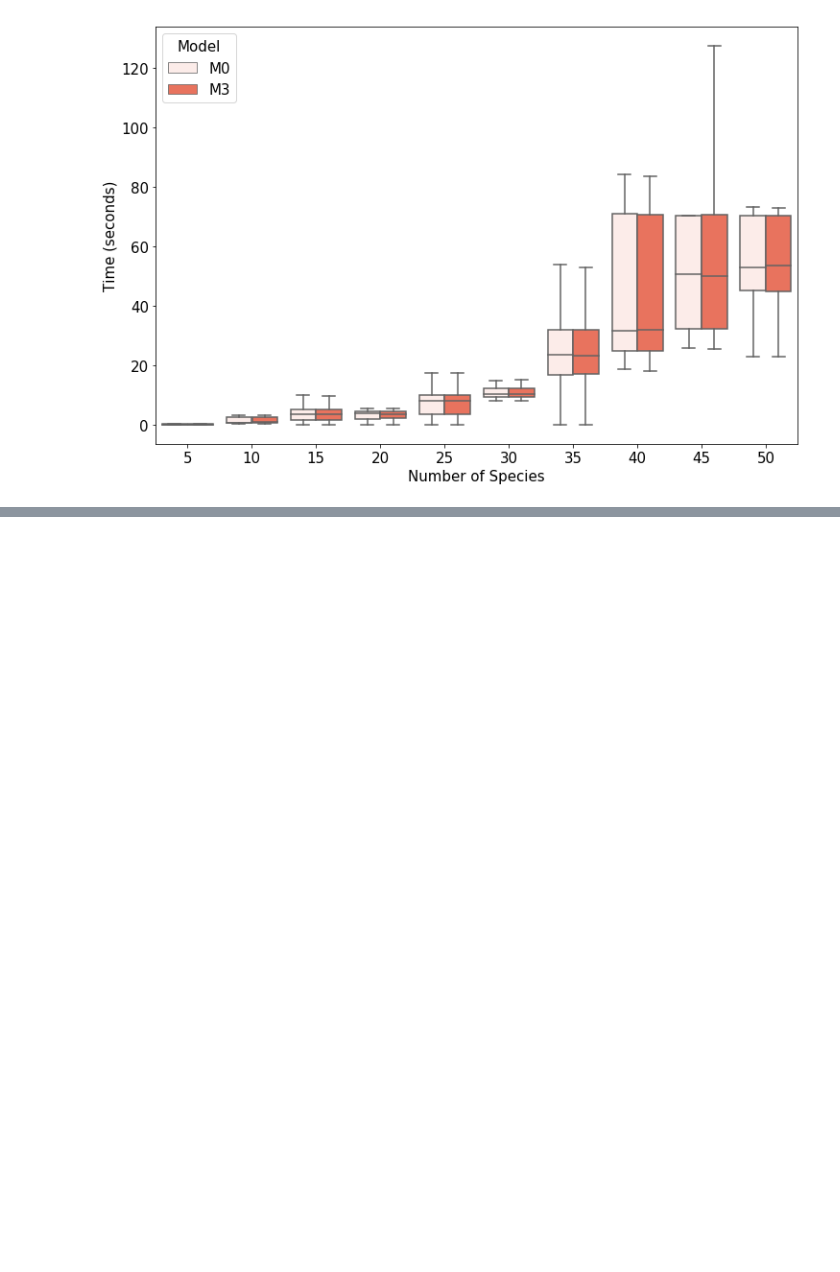
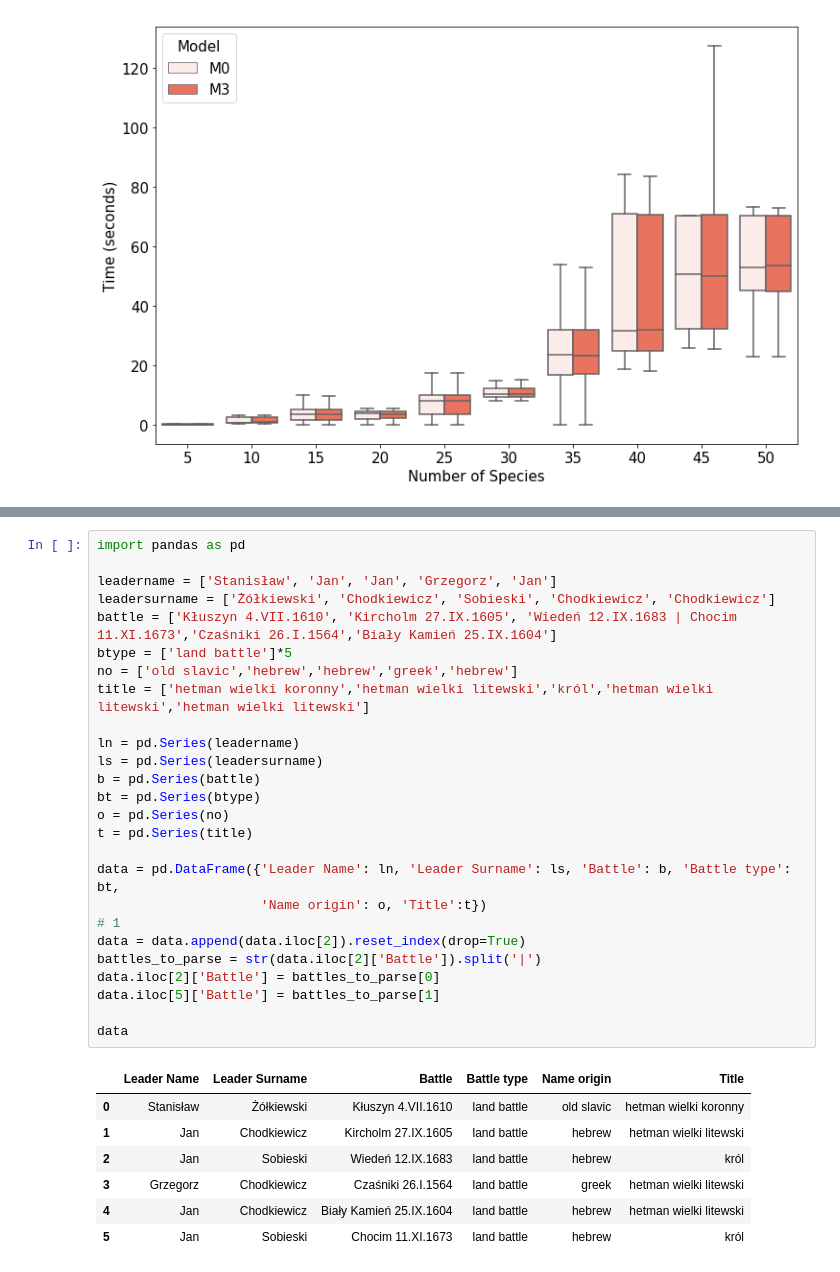
Before and after one commit to gbzaleski/DSP-Combined, a Jupyter notebook: lab11/lab11withoutsol.ipynb, the cells around one changed output, grey strips where cells are left out. Cells and saved outputs as stored; diff of their text form; blank space fills up the shorter version.

Commit message:
Added second pandas lab - battles task

```diff
--- a/lab11/lab11withoutsol.ipynb
+++ b/lab11/lab11withoutsol.ipynb
@@ -464,0 +482,34 @@ plt.show()
+# %%
+import pandas as pd
+
+leadername = ['Stanisław', 'Jan', 'Jan', 'Grzegorz', 'Jan']
+leadersurname = ['Żółkiewski', 'Chodkiewicz', 'Sobieski', 'Chodkiewicz', 'Chodkiewicz']
+battle = ['Kłuszyn 4.VII.1610', 'Kircholm 27.IX.1605', 'Wiedeń 12.IX.1683 | Chocim 11.XI.1673','Czaśniki 26.I.1564','Biały Kamień 25.IX.1604']
+btype = ['land battle']*5
+no = ['old slavic','hebrew','hebrew','greek','hebrew']
+title = ['hetman wielki koronny','hetman wielki litewski','król','hetman wielki litewski','hetman wielki litewski']
+
+ln = pd.Series(leadername)
+ls = pd.Series(leadersurname)
+b = pd.Series(battle)
+bt = pd.Series(btype)
+o = pd.Series(no)
+t = pd.Series(title)
+
+data = pd.DataFrame({'Leader Name': ln, 'Leader Surname': ls, 'Battle': b, 'Battle type': bt,
+                     'Name origin': o, 'Title':t})
+# 1
+data = data.append(data.iloc[2]).reset_index(drop=True)
+battles_to_parse = str(data.iloc[2]['Battle']).split('|')
+data.iloc[2]['Battle'] = battles_to_parse[0]
+data.iloc[5]['Battle'] = battles_to_parse[1]
+
+data
+# %% [output]
+|  | Leader Name | Leader Surname | Battle | Battle type | Name origin | Title |
+| 0 | Stanisław | Żółkiewski | Kłuszyn 4.VII.1610 | land battle | old slavic | hetman wielki koronny |
+| 1 | Jan | Chodkiewicz | Kircholm 27.IX.1605 | land battle | hebrew | hetman wielki litewski |
+| 2 | Jan | Sobieski | Wiedeń 12.IX.1683 | land battle | hebrew | król |
+| 3 | Grzegorz | Chodkiewicz | Czaśniki 26.I.1564 | land battle | greek | hetman wielki litewski |
+| 4 | Jan | Chodkiewicz | Biały Kamień 25.IX.1604 | land battle | hebrew | hetman wielki litewski |
+| 5 | Jan | Sobieski | Chocim 11.XI.1673 | land battle | hebrew | król |
```
Also changed, not shown: parts of 4 cells of this notebook.
